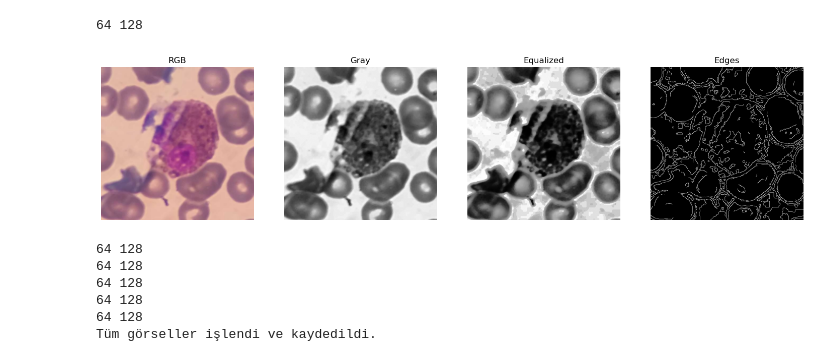
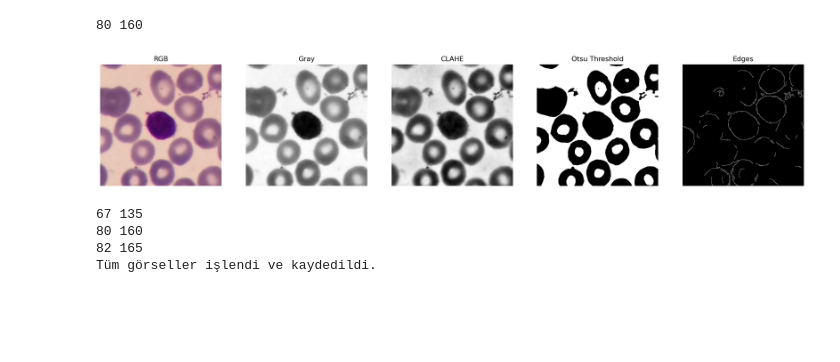
Before and after one commit to frissonitte/Automated-Image-Pipeline-AIP-, a Jupyter notebook: notebooks/first_pipeline.ipynb, the cells around one changed output. Saved outputs shown, nothing was run; the diff lists cells and outputs as text; code cells hidden in the pictures; blank space fills up the shorter version.

Commit message:
feat: Add CLAHE and Otsu thresholding to pipeline
- Replaced global equalizeHist with CLAHE for adaptive contrast
- Added automatic segmentation using Otsu's thresholding method

```diff
--- a/notebooks/first_pipeline.ipynb
+++ b/notebooks/first_pipeline.ipynb
@@ -16,53 +16,56 @@ def preprocess_pipeline(img_path, out_path):
 
     img_gray = cv2.cvtColor(img_rgb, cv2.COLOR_RGB2GRAY)
 
-    img_equalized = cv2.equalizeHist(img_gray)
+    clahe = cv2.createCLAHE(clipLimit=2.0, tileGridSize=(8, 8))
+    img_clahe = clahe.apply(img_gray)
 
-    v = np.median(img_equalized)
+    ret_otsu, img_thresh = cv2.threshold(img_clahe, 0, 255, cv2.THRESH_BINARY + cv2.THRESH_OTSU)
+
+    v = np.median(img_clahe)
     lower = int(max(0, 0.5*v))
     upper = int(min(255, 1*v))
-    edges = cv2.Canny(img_equalized, lower, upper)
+    edges = cv2.Canny(img_clahe, lower, upper)
     print(lower, upper)
 
     output_dir = Path(out_path)
     output_dir.mkdir(parents=True, exist_ok=True)
-    stages = {"blur": img_blur, "gray": img_gray, "equalized": img_equalized, "edges": edges}
+    stages = {"blur": img_blur, "gray": img_gray, "clahe": img_clahe, "edges": edges}
     for stage, image in stages.items():
         save_path = output_dir / f"{Path(img_path).stem}_{stage}.jpg"
         cv2.imwrite(str(save_path), image)
 
     return {
         "blur": img_blur,
         "rgb": img_rgb,
         "gray": img_gray,
-        "equalized": img_equalized,
+        "clahe": img_clahe,
+        "threshold_otsu": img_thresh,
         "edges": edges
-    }
+        }
 
-sample_path = Path("../data/raabin_wbc/1.jpg")
+sample_path = Path("../data/raabin_wbc/2.jpg")
 output_dir = Path("../outputs")
 results = preprocess_pipeline(sample_path, output_dir)
 
 if results:
-    fig, ax = plt.subplots(1, 4, figsize=(18,5))
+    fig, ax = plt.subplots(1, 5, figsize=(22, 5))
     ax[0].imshow(results["rgb"]); ax[0].set_title("RGB")
     ax[1].imshow(results["gray"], cmap="gray"); ax[1].set_title("Gray")
-    ax[2].imshow(results["equalized"], cmap="gray"); ax[2].set_title("Equalized")
-    ax[3].imshow(results["edges"], cmap="gray"); ax[3].set_title("Edges")
+    ax[2].imshow(results["clahe"], cmap="gray"); ax[2].set_title("CLAHE")
+    ax[3].imshow(results["threshold_otsu"], cmap="gray"); ax[3].set_title("Otsu Threshold")
+    ax[4].imshow(results["edges"], cmap="gray"); ax[4].set_title("Edges")
     for a in ax: a.axis("off")
     plt.show()
 
 input_dir = Path("../data/raabin_wbc/")
 for img_path in input_dir.glob("*.jpg"):
     preprocess_pipeline(img_path, output_dir)
 
 print("Tüm görseller işlendi ve kaydedildi.")
 # %% [output]
-64 128
+80 160
-[figure, old version]
+[figure, new version]
-64 128
-64 128
-64 128
-64 128
-64 128
+67 135
+80 160
+82 165
 Tüm görseller işlendi ve kaydedildi.
```
